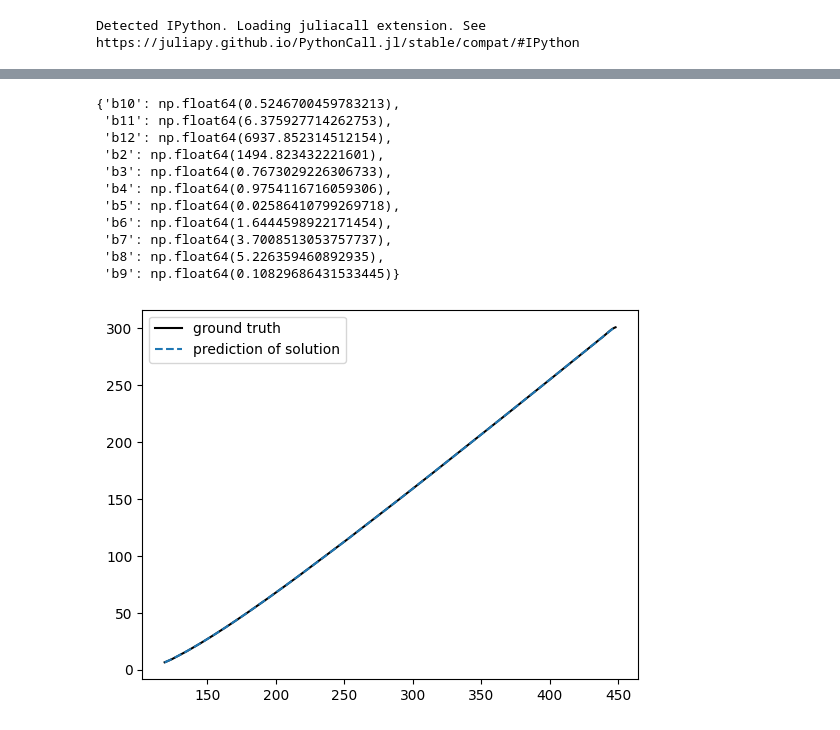
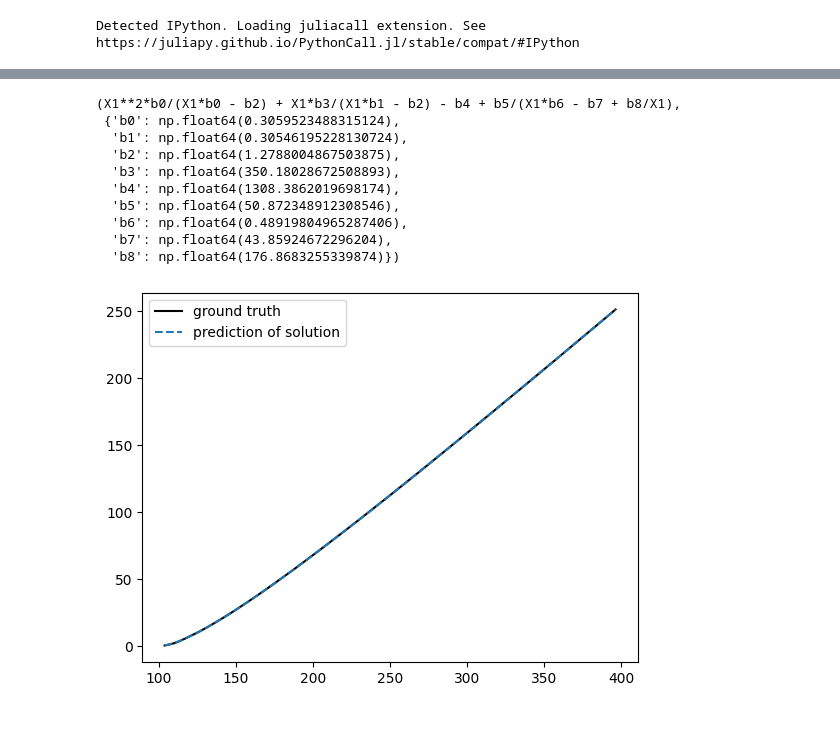
Before and after one commit to Danyanne/bessel_symreg, a Jupyter notebook: examples/hilbert_transform_method.ipynb, the cells around one changed output, grey strips where cells are left out. Drawn from its saved outputs; the diff is of its cells as text; code cells hidden in the pictures.

```diff
--- a/examples/hilbert_transform_method.ipynb
+++ b/examples/hilbert_transform_method.ipynb
@@ -293,5 +310,5 @@ phase_bessel_0.plot_l_vs_mse()
 # %%
-c_phi = 13
+c_phi = 9
 print(str(phase_bessel_0.solutions[c_phi].sympy_expr))
 phase_bessel_0.solutions[c_phi].plot_results()
 phase_bessel_0.solutions[c_phi].display_expression()
@@ -316,5 +329,6 @@ $\displaystyle X_{1} b_{0} - b_{1} - \frac{b_{2}}{X_{1} b_{3} + \frac{X_{1} b_{4
 # %%
-candidate_str = f'X1 - ({order}*pi/2+pi/4) - b2/(X1*b3 + X1*b4/(X1*b5 - b6) + X1*b7/(-X1*b9 + b8) - b10/(-X1*b9 + b11)) + b12/X1'
+candidate_str = 'X1**2*b0/(X1*b0 - b2) + X1*b3/(X1*b1 - b2) - b4 + b5/(X1*b6 - b7 + b8/X1)'
+#f'X1 - ({order}*pi/2 + pi/4) - b2/(-X1**3*b3 + X1**2*b4) - b5/(-X1**2*b6 + X1*b7) + b8/X1'
 
 Candidate_phase = Promising_solution(sp.parsing.sympy_parser.parse_expr(candidate_str), (x_data_spline_final, target_phase_spline_final), phase_bessel_0.solutions[c_phi], phase_bessel_0.solutions[c_phi].b_vals)
 # %%
@@ -365,22 +380,19 @@ b9        | 0.013681  | 0.108297  | 0.0946158
 # %%
 x_data = np.linspace(95, 100, 500)
-#Candidate_phase.plot_comparison(x_data, y_data=x_data-order*np.pi/2-np.pi/4)
 Candidate_phase.plot_comparison()
-Candidate_phase.sympy_expr
-Candidate_phase.modified_parameters
+Candidate_phase.sympy_expr, Candidate_phase.modified_parameters
 # %% [output]
-{'b10': np.float64(0.5246700459783213),
- 'b11': np.float64(6.375927714262753),
- 'b12': np.float64(6937.852314512154),
- 'b2': np.float64(1494.823432221601),
- 'b3': np.float64(0.7673029226306733),
- 'b4': np.float64(0.9754116716059306),
- 'b5': np.float64(0.02586410799269718),
- 'b6': np.float64(1.6444598922171454),
- 'b7': np.float64(3.7008513053757737),
- 'b8': np.float64(5.226359460892935),
- 'b9': np.float64(0.10829686431533445)}
+(X1**2*b0/(X1*b0 - b2) + X1*b3/(X1*b1 - b2) - b4 + b5/(X1*b6 - b7 + b8/X1),
+ {'b0': np.float64(0.3059523488315124),
+  'b1': np.float64(0.30546195228130724),
+  'b2': np.float64(1.2788004867503875),
+  'b3': np.float64(350.18028672508893),
+  'b4': np.float64(1308.3862019698174),
+  'b5': np.float64(50.872348912308546),
+  'b6': np.float64(0.48919804965287406),
+  'b7': np.float64(43.85924672296204),
+  'b8': np.float64(176.8683255339874)})
-[figure, old version]
+[figure, new version]
 # %%
 import numpy as np
 import sympy as sp
```
Also changed, not shown: parts of 32 cells of this notebook, 2 other files.
